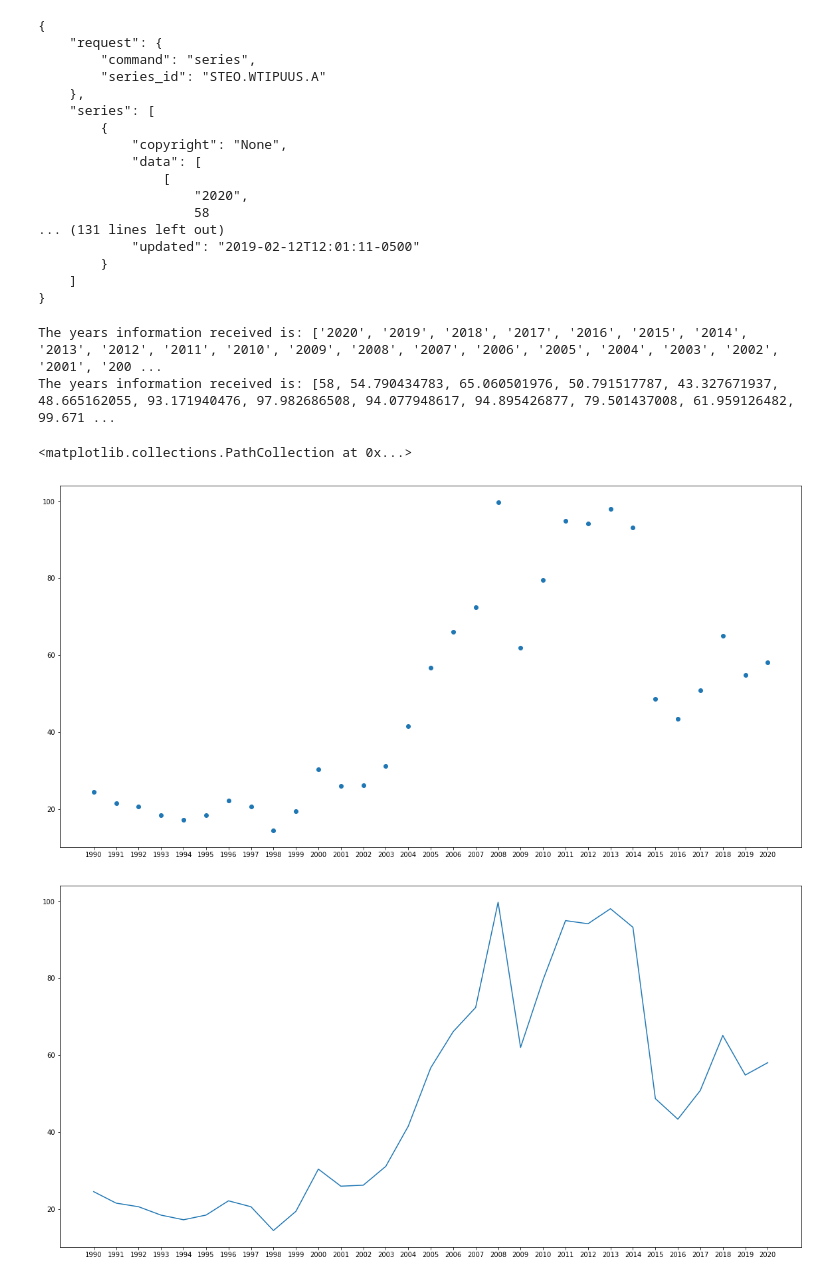
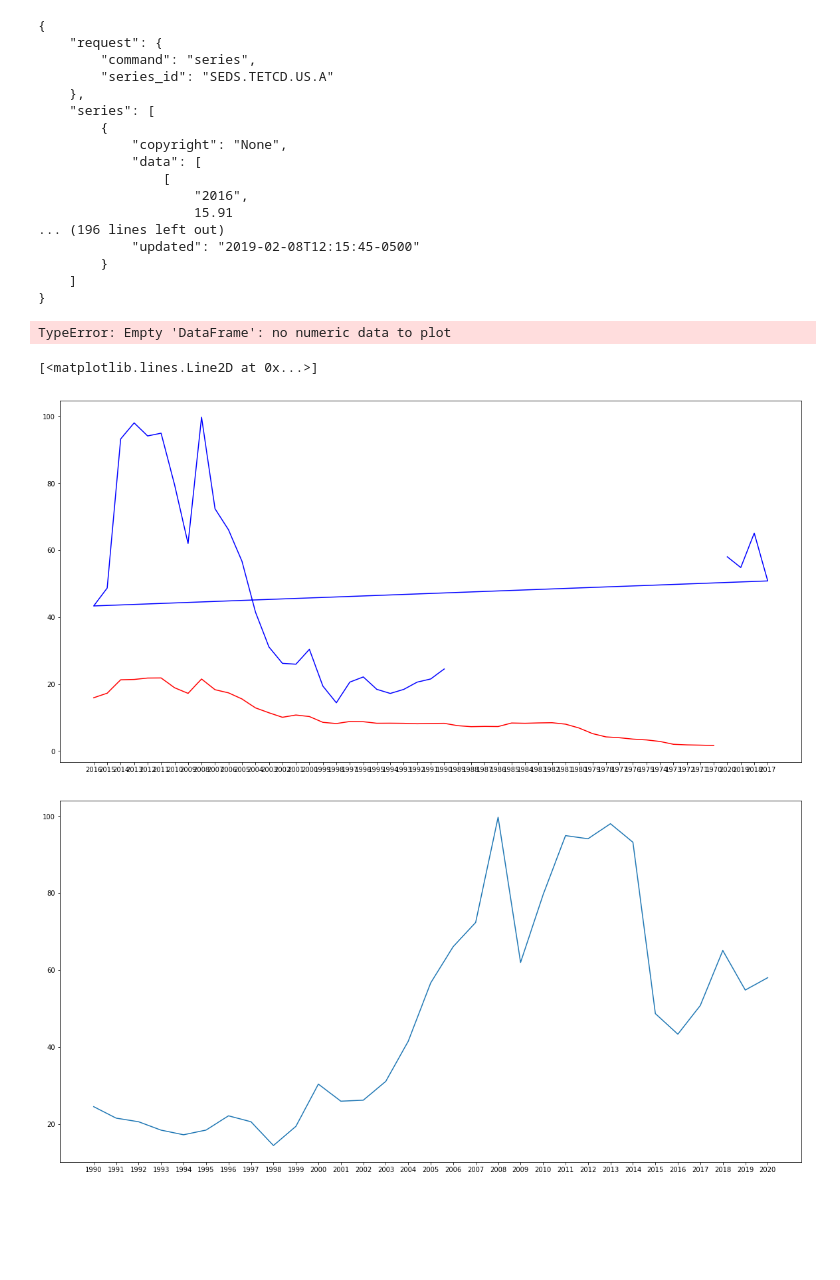
Before and after one commit to us-energy-analysis/Energy-analysis, a Jupyter notebook: Energy_Project_WTICO_Price.ipynb, the cells around one changed output. Drawn from its saved outputs; the diff is of its cells as text; code cells hidden in the pictures; blank space fills up the shorter version.

Commit message:
prices

```diff
--- a/Energy_Project_WTICO_Price.ipynb
+++ b/Energy_Project_WTICO_Price.ipynb
@@ -6,33 +7,52 @@ import matplotlib.pyplot as plt
 # %%
 #URL West Texas Intermediate Crude Oil Price, Annual
 url_price = "http://api.eia.gov/series/?api_key=4a60fcfe3a762ea4e4d9276f8944aa76&series_id=STEO.WTIPUUS.A"
+url_price_TETCD = "http://api.eia.gov/series/?api_key=4a60fcfe3a762ea4e4d9276f8944aa76&series_id=SEDS.TETCD.US.A"
+url_price_coal = "http://api.eia.gov/series/?api_key=4a60fcfe3a762ea4e4d9276f8944aa76&series_id=STEO.CLEUDUS.A"
+url_price_naturalgas = "http://api.eia.gov/series/?api_key=4a60fcfe3a762ea4e4d9276f8944aa76&series_id=STEO.NGHHUUS.A"
+Price_CSV = "output/energy_price.csv"
 # %%
 price = requests.get(url_price).json()
-print(json.dumps(price, indent=4, sort_keys=True))
+priceTETCD = requests.get(url_price_TETCD).json()
+pricecoal = requests.get(url_price_coal).json()
+pricenaturalgas = requests.get(url_price_naturalgas).json()
+print(json.dumps(priceTETCD, indent=4, sort_keys=True))
 # %% [output]
 {
     "request": {
         "command": "series",
-        "series_id": "STEO.WTIPUUS.A"
+        "series_id": "SEDS.TETCD.US.A"
     },
     "series": [
         {
             "copyright": "None",
             "data": [
                 [
-                    "2020",
-                    58
-... (131 lines left out)
-            "updated": "2019-02-12T12:01:11-0500"
+                    "2016",
+                    15.91
+... (196 lines left out)
+            "updated": "2019-02-08T12:15:45-0500"
         }
     ]
 }
-# %%
-year = []
-price_value = []
-for x in price['series'][0]['data']:
-    year.append(x[0])
-    price_value.append(x[1])
-# %% [output]
-The years information received is: ['2020', '2019', '2018', '2017', '2016', '2015', '2014', '2013', '2012', '2011', '2010', '2009', '2008', '2007', '2006', '2005', '2004', '2003', '2002', '2001', '200 ...
-The years information received is: [58, 54.790434783, 65.060501976, 50.791517787, 43.327671937, 48.665162055, 93.171940476, 97.982686508, 94.077948617, 94.895426877, 79.501437008, 61.959126482, 99.671 ...
+# %%
+year = []
+price_value = []
+price_TETCD = []
+year_TETCD = []
+price_COAL = []
+year_COAL = []
+price_NATURALGAS = []
+year_NATURALGAS = []
+for x in price['series'][0]['data']:
+    year.append(x[0])
+    price_value.append(x[1])
+for x in priceTETCD['series'][0]['data']:
+    year_TETCD.append(x[0])
+    price_TETCD.append(x[1])
+for x in pricecoal['series'][0]['data']:
+    year_COAL.append(x[0])
+    price_COAL.append(x[1])
+for x in pricenaturalgas['series'][0]['data']:
+    year_NATURALGAS.append(x[0])
+    price_NATURALGAS.append(x[1])
@@ -39,12 +68,19 @@ The years information received is: [58, 54.790434783, 65.060501976, 50.791517787
+# %%
+Price_data_final.plot(x="Price of Natural Gas", y="year")
+# %% [output]
+TypeError: Empty 'DataFrame': no numeric data to plot
 # %%
 
+price_TETCD = price_TETCD[::-1]
 year  = year[::-1]
 price_value = price_value[::-1]
+year_TETCD = year_TETCD[::-1]
 plt.figure(figsize=(20,10))
-plt.scatter(year, price_value)
+plt.plot(year_TETCD, price_TETCD, color ="red", Label="Total Energy Average Price")
+plt.plot(year, price_value, color="blue", Label="Crude Oil")
 # %% [output]
-<matplotlib.collections.PathCollection at 0x...>
+[<matplotlib.lines.Line2D at 0x...>]
-[figure, old version]
+[figure, new version]
 # %%
 plt.figure(figsize=(20,10))
 plt.plot(year, price_value)
```
Also changed, not shown: parts of 2 cells of this notebook.
